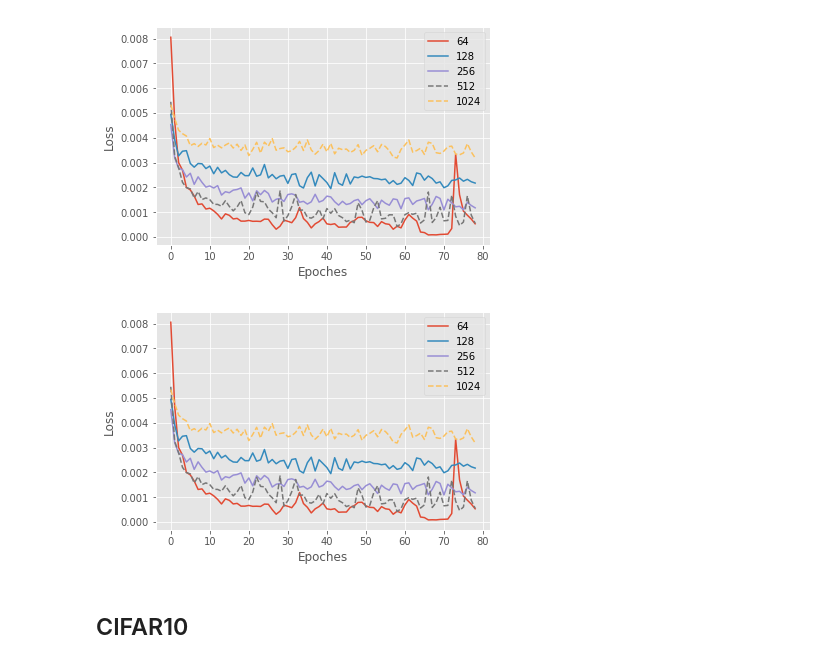
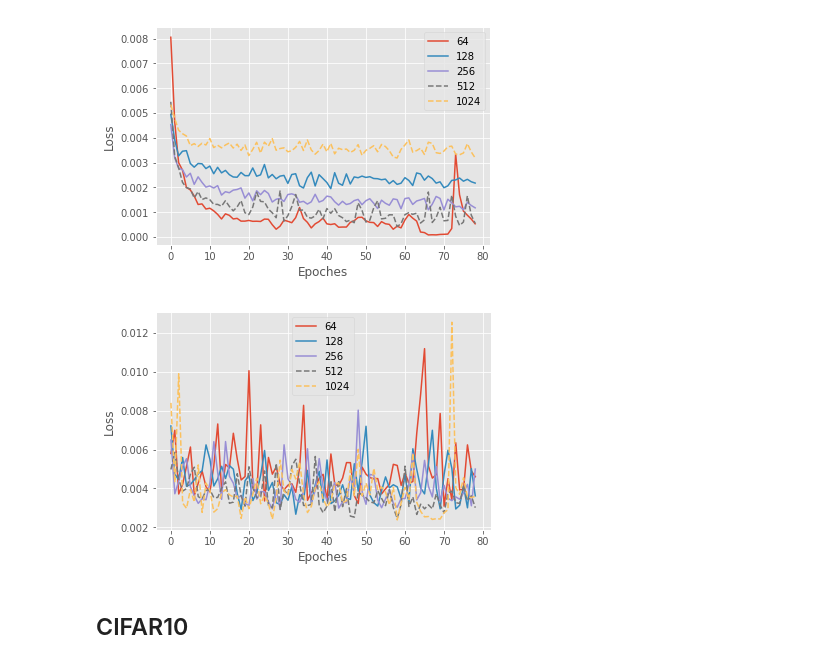
Before and after one commit to ggzhang0071/L-DNQ, a Jupyter notebook: PlotContractionCoefficientsCompare.ipynb, the cells around one changed output. Drawn from its saved outputs; the diff is of its cells as text; code cells hidden in the pictures.

```diff
--- a/PlotContractionCoefficientsCompare.ipynb
+++ b/PlotContractionCoefficientsCompare.ipynb
@@ -106,29 +99,29 @@ plt.savefig(FilePath+'TrainBatchSizeCompare_MNIST.png',dpi=600)
 # %%
 parts=3
 i=0
 coefficients=[64,128,256,512,1024]
 plt.style.use('ggplot')
 
 flielist=[ 'MNIST[64, 1]TestConvergenceChanges.npy','MNIST[128, 1]TestConvergenceChanges.npy',
           'MNIST[256, 1]TestConvergenceChanges.npy','MNIST[512, 1]TestConvergenceChanges.npy','MNIST[1024, 1]TestConvergenceChanges.npy']
 
 for i in range(5):
-    TestLoss=np.load(FilePath+filelist[i])
+    TestLoss=np.load(FilePath+flielist[i])
     TestLossEpoches=TestLoss
     if i<parts:
         plt.plot(TestLossEpoches[1:80], lw=1.5)
     else:
         plt.plot(TestLossEpoches[1:80],'--', lw=1.5)
     i+=1
 
 
 plt.xlabel('Epoches')
 plt.ylabel('Loss')
 
 plt.legend(tuple(coefficients))
 plt.savefig(FilePath+'TestBatchSizeCompare_MNIST.png',dpi=600)
 # %% [output]
-[figure, old version]
+[figure, new version]
 # %% [markdown]
 ## CIFAR10
 # %%
```
Also changed, not shown: parts of 3 cells of this notebook, 1 other file.
